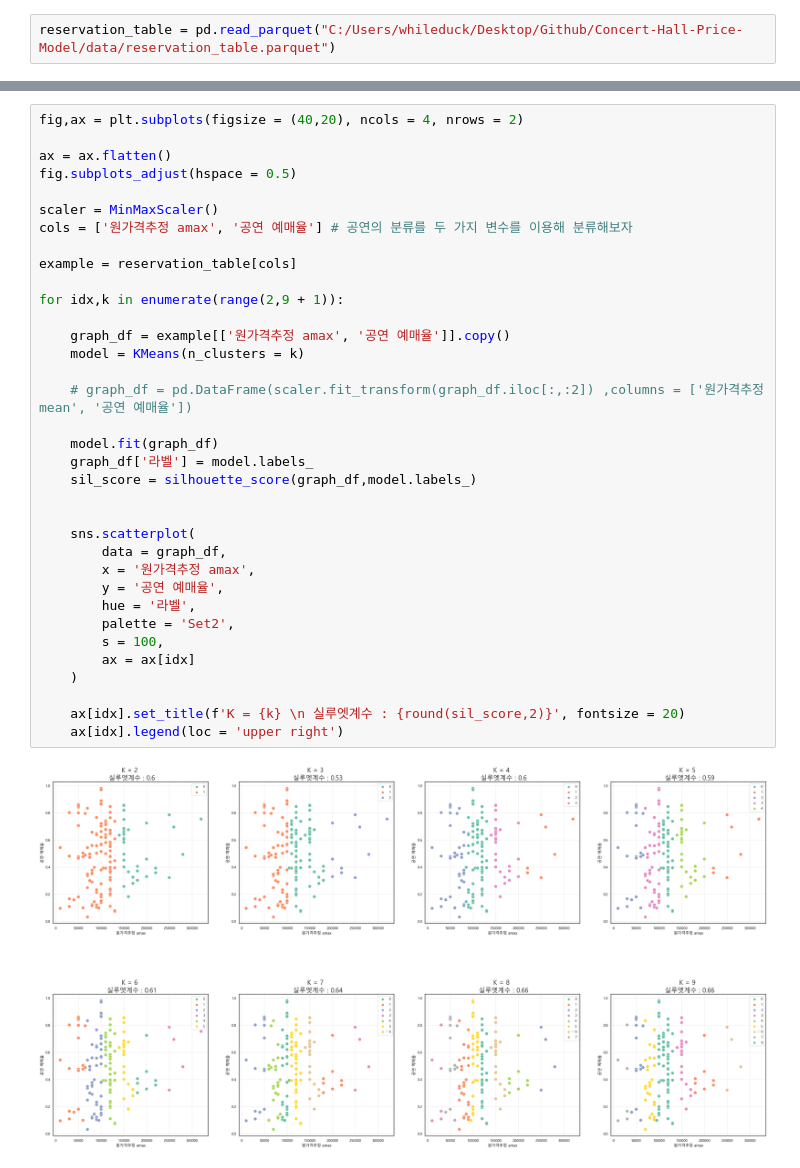
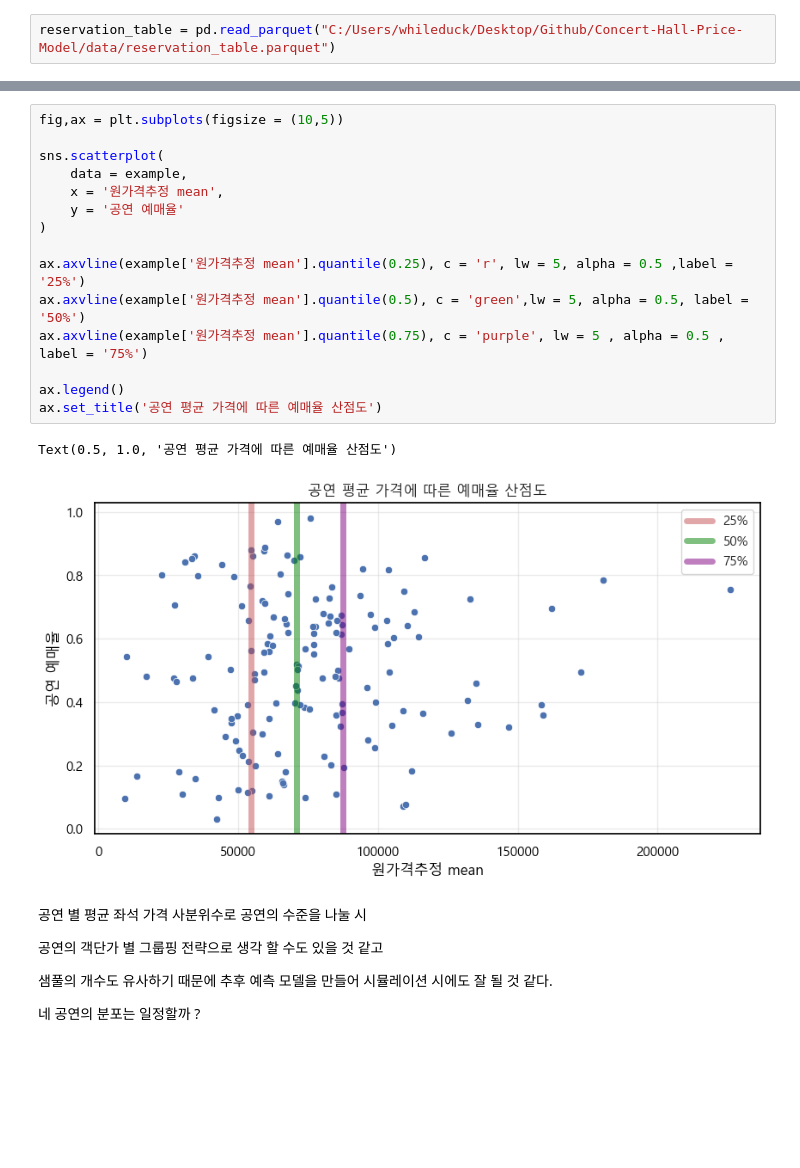
Before and after one commit to yonghyeun/BigContest-CocenrtHall, a Jupyter notebook: modeling/2. 조건에 따른 공연 분류.ipynb, the cells around one changed output, grey strips where cells are left out. Saved outputs shown, nothing was run; the diff lists cells and outputs as text; blank space fills up the shorter version.

```diff
--- a/modeling/2. 조건에 따른 공연 분류.ipynb
+++ b/modeling/2. 조건에 따른 공연 분류.ipynb
@@ -134,37 +68,26 @@ for idx,k in enumerate(range(2,9 + 1)):
-# %%
-fig,ax = plt.subplots(figsize = (40,20), ncols = 4, nrows = 2)
-
-ax = ax.flatten()
-fig.subplots_adjust(hspace = 0.5)
-
-scaler = MinMaxScaler()
-cols = ['원가격추정 amax', '공연 예매율'] # 공연의 분류를 두 가지 변수를 이용해 분류해보자
-
-example = reservation_table[cols]
-
-for idx,k in enumerate(range(2,9 + 1)):
-
-    graph_df = example[['원가격추정 amax', '공연 예매율']].copy()
-    model = KMeans(n_clusters = k)
-
-    # graph_df = pd.DataFrame(scaler.fit_transform(graph_df.iloc[:,:2]) ,columns = ['원가격추정 mean', '공연 예매율'])
-
-    model.fit(graph_df)
-    graph_df['라벨'] = model.labels_
-    sil_score = silhouette_score(graph_df,model.labels_)
-
-
-    sns.scatterplot(
-        data = graph_df,
-        x = '원가격추정 amax',
-        y = '공연 예매율',
-        hue = '라벨',
-        palette = 'Set2',
-        s = 100,
-        ax = ax[idx]
-    )
-
-    ax[idx].set_title(f'K = {k} \n 실루엣계수 : {round(sil_score,2)}', fontsize = 20)
-    ax[idx].legend(loc = 'upper right')
-# %% [output]
-[figure, removed]
+# %%
+fig,ax = plt.subplots(figsize = (10,5))
+
+sns.scatterplot(
+    data = example,
+    x = '원가격추정 mean',
+    y = '공연 예매율'
+)
+
+ax.axvline(example['원가격추정 mean'].quantile(0.25), c = 'r', lw = 5, alpha = 0.5 ,label = '25%')
+ax.axvline(example['원가격추정 mean'].quantile(0.5), c = 'green',lw = 5, alpha = 0.5, label = '50%')
+ax.axvline(example['원가격추정 mean'].quantile(0.75), c = 'purple', lw = 5 , alpha = 0.5 , label = '75%')
+
+ax.legend()
+ax.set_title('공연 평균 가격에 따른 예매율 산점도')
+# %% [output]
+Text(0.5, 1.0, '공연 평균 가격에 따른 예매율 산점도')
+[figure, added]
+# %% [markdown]
+공연 별 평균 좌석 가격 사분위수로 공연의 수준을 나눌 시
+
+공연의 객단가 별 그룹핑 전략으로 생각 할 수도 있을 것 같고
+
+샘풀의 개수도 유사하기 때문에 추후 예측 모델을 만들어 시뮬레이션 시에도 잘 될 것 같다.
+
+네 공연의 분포는 일정할까 ?
```
Also changed, not shown: parts of 13 cells of this notebook, 12 other files.
